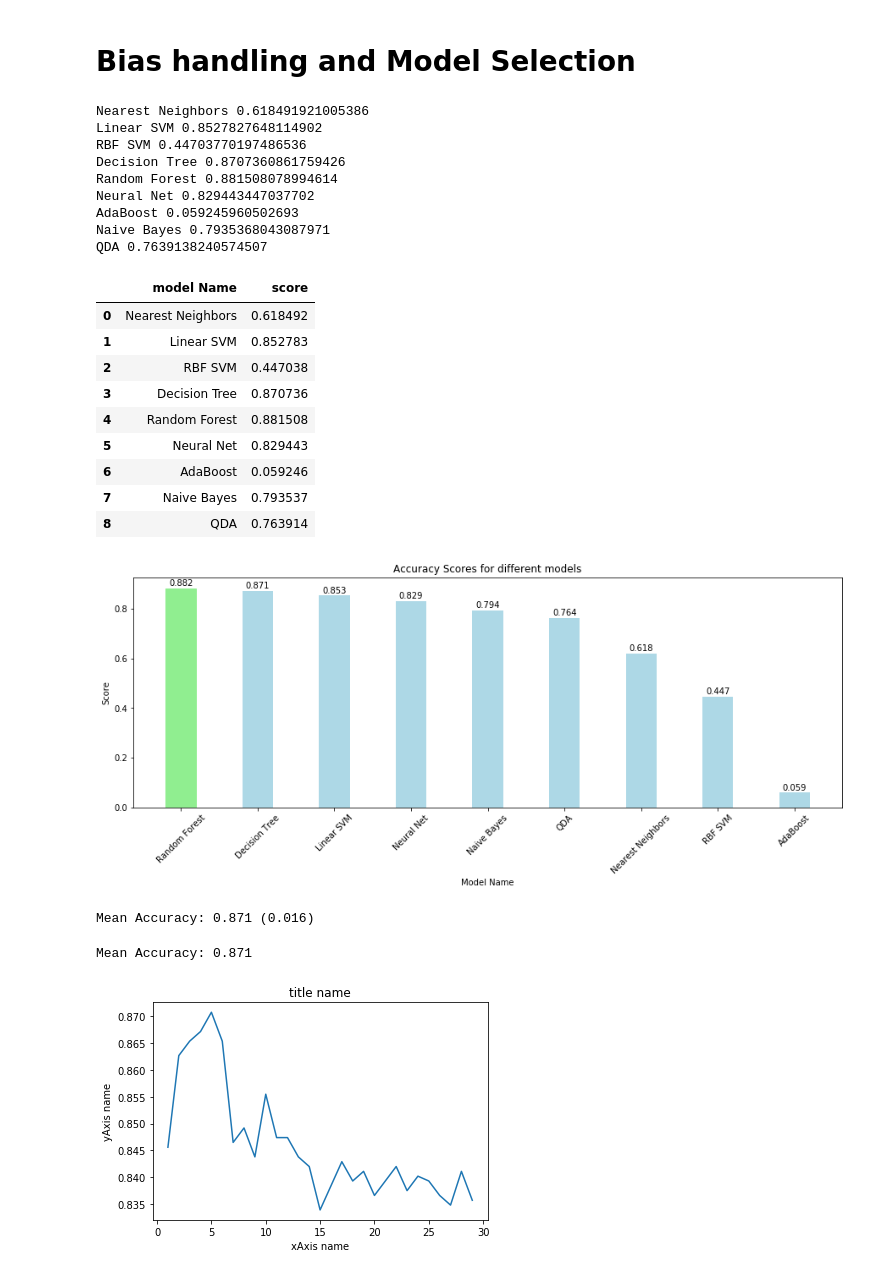
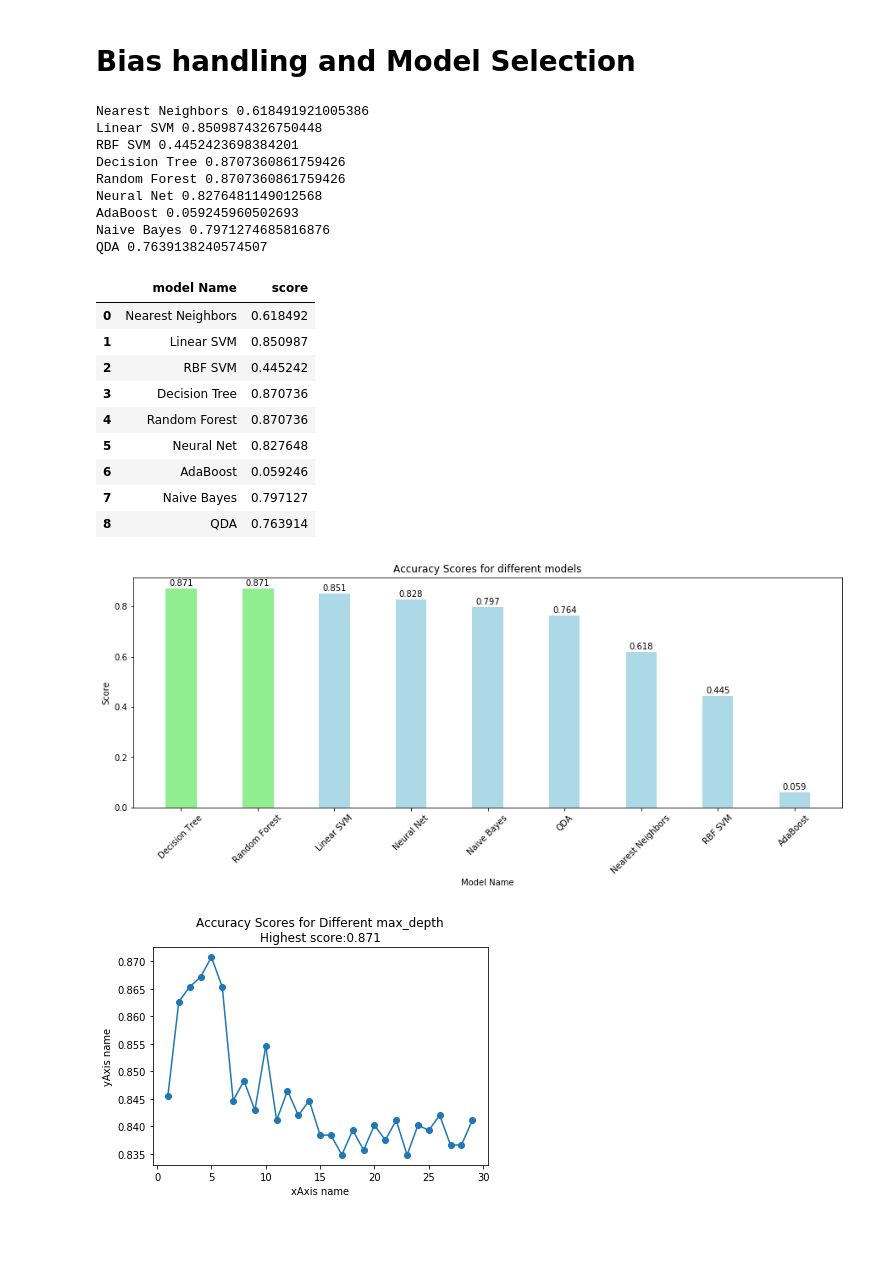
Before and after one commit to gibril4666/694, a Jupyter notebook: Task-2 MG.ipynb, the cells around one changed output. Drawn from its saved outputs; the diff is of its cells as text; code cells hidden in the pictures; blank space fills up the shorter version.

```diff
--- a/Task-2 MG.ipynb
+++ b/Task-2 MG.ipynb
@@ -347,0 +341,3 @@ df_featur_selection
+# %%
+remove_lst = df_featur_selection[df_featur_selection['mi_scores']<0.001].index
+remove_lst
@@ -375,8 +359,8 @@ plt.show()
 # %% [markdown]
 # Bias handling and Model Selection
 # %%
-X_train_enc = np.delete(X_train_enc, np.s_[10, 11], 1)
-X_test_enc = np.delete(X_test_enc, np.s_[10, 11], 1)
+X_train_enc = np.delete(X_train_enc, np.s_[remove_lst], 1)
+X_test_enc = np.delete(X_test_enc, np.s_[remove_lst], 1)
 # %%
 oversample = SMOTE(random_state=42, sampling_strategy={0:2500, 1:2500, 2:2000, 3:2000, 4:2000, 5:2000, 6:2000, 8:2000})
 X_s, y_s = oversample.fit_resample(X_train_enc, y_train_enc)
@@ -425,7 +409,7 @@ classifiers = [
     SVC(kernel="linear", C=0.025,random_state=random_state),
     SVC(gamma=2, C=1,random_state=random_state),
     DecisionTreeClassifier(max_depth=5),
-    RandomForestClassifier(max_depth=9, n_estimators=1000, max_features=1,random_state=random_state),
+    RandomForestClassifier(max_depth=7, n_estimators=1000, max_features=1,random_state=random_state),
     MLPClassifier(alpha=1, max_iter=1000,random_state=random_state),
     AdaBoostClassifier(random_state=random_state),
     GaussianNB(),
@@ -449,23 +433,23 @@ result_df['score'] = result_model
 result_df
 # %% [output]
 Nearest Neighbors 0.618491921005386
-Linear SVM 0.8527827648114902
-RBF SVM 0.44703770197486536
+Linear SVM 0.8509874326750448
+RBF SVM 0.4452423698384201
 Decision Tree 0.8707360861759426
-Random Forest 0.881508078994614
-Neural Net 0.829443447037702
+Random Forest 0.8707360861759426
+Neural Net 0.8276481149012568
 AdaBoost 0.059245960502693
-Naive Bayes 0.7935368043087971
+Naive Bayes 0.7971274685816876
 QDA 0.7639138240574507
 |  | model Name | score |
 | 0 | Nearest Neighbors | 0.618492 |
-| 1 | Linear SVM | 0.852783 |
-| 2 | RBF SVM | 0.447038 |
+| 1 | Linear SVM | 0.850987 |
+| 2 | RBF SVM | 0.445242 |
 | 3 | Decision Tree | 0.870736 |
-| 4 | Random Forest | 0.881508 |
-| 5 | Neural Net | 0.829443 |
+| 4 | Random Forest | 0.870736 |
+| 5 | Neural Net | 0.827648 |
 | 6 | AdaBoost | 0.059246 |
-| 7 | Naive Bayes | 0.793537 |
+| 7 | Naive Bayes | 0.797127 |
 | 8 | QDA | 0.763914 |
 # %%
 result_df = result_df.sort_values(by= 'score',ascending=False )
@@ -489,46 +473,11 @@ for x,y in zip(result_df['model Name'], result_df['score']):
                  xytext=(0,3),
                  ha='center')
 bar[0].set_color('lightgreen')
+bar[1].set_color('lightgreen')
 #plt.text(4.5,.85,'Random Forest Classifier'+str(max(result_df['score'])))
 plt.show()
 # %% [output]
-[figure, old version]
+[figure, new version]
-# %%
-def evaluate_model(X, y, model):
-    # define evaluation procedure
-    cv = RepeatedStratifiedKFold(n_splits=5, n_repeats=3, random_state=1)
-    # evaluate model
-    scores = cross_val_score(model, X, y, scoring='accuracy', cv=cv, n_jobs=-1)
-    return scores
-
-#run algorithm multiple times to get desired accuracy
-desired_accu = 0
-while desired_accu < 0.87:
-
-
-    #oversample training data to avoid skewness
-    oversample = SMOTE(random_state=42, sampling_strategy={0:2500, 1:2500, 2:2000, 3:2000, 4:2000, 5:2000, 6:2000, 8:2000})
-    X_s, y_s = oversample.fit_resample(X_train_enc, y_train_enc)
-    #X_test = X_test.to_numpy()
-
-    model = RandomForestClassifier(n_estimators=1000).fit(X_s, y_s)
-
-    model = model.fit(X_s, y_s)
-    # evaluate the model
-    scores = evaluate_model(X_test_enc, y_test_enc, model)
-    desired_accu = np.mean(scores)
-    print('Mean Accuracy: %.3f (%.3f)' % (np.mean(scores), np.std(scores)))
-# %% [output]
-Mean Accuracy: 0.871 (0.016)
-# %%
-model = DecisionTreeClassifier(max_depth=5)
-model = model.fit(X_s, y_s)
-    # evaluate the model
-score = model.score(X_test_enc, y_test_enc)
-
-print('Mean Accuracy: %.3f' % (score))
-# %% [output]
-Mean Accuracy: 0.871
 # %%
 max_depth_dt = []
 scores_dt = []
@@ -539,10 +488,10 @@ for i in range(1,30):
     max_depth_dt.append(i)
     scores_dt.append(score)
 # %%
-plt.plot(max_depth_dt,scores_dt)
-plt.title('title name')
-plt.xlabel('xAxis name')
-plt.ylabel('yAxis name')
+plt.plot(max_depth_dt,scores_dt,marker='o')
+plt.title('Accuracy Scores for Different max_depth'+'\n' 'Highest score:' +str(round(max(scores_dt),3)))
+plt.xlabel('max_depth')
+plt.ylabel('Accuracy')
 plt.show()
 # %% [output]
-[figure, old version]
+[figure, new version]
```
Also changed, not shown: parts of 9 cells of this notebook.
